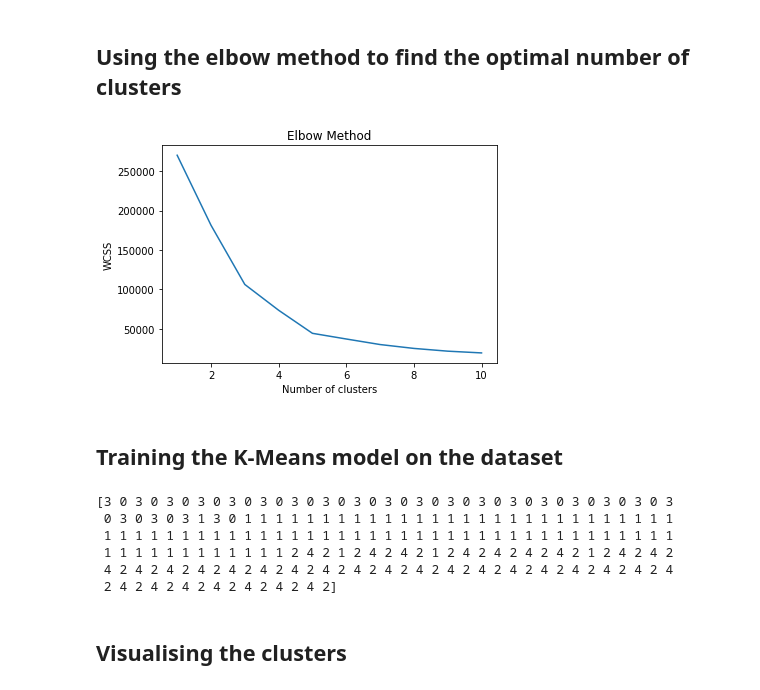
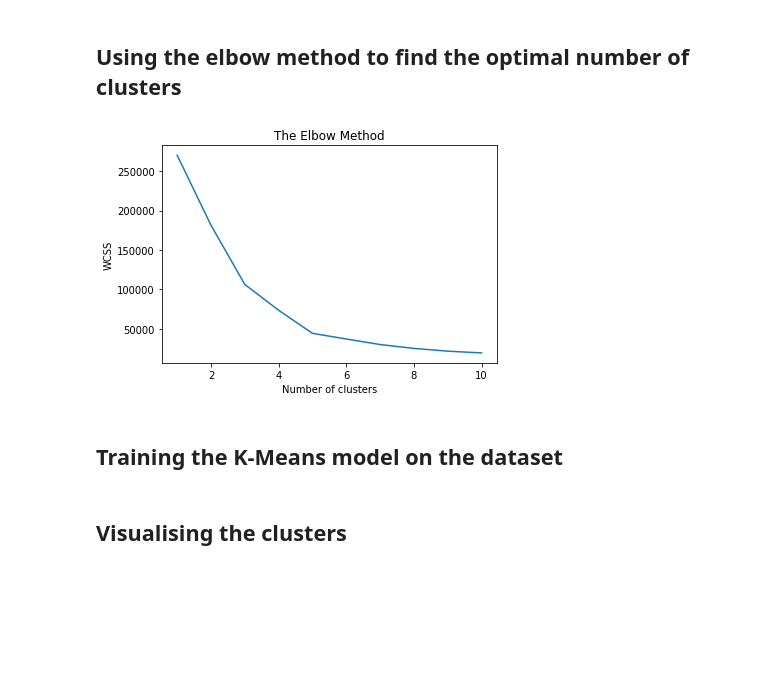
Before and after one commit to StarAtNyte1/ml-basics, a Jupyter notebook: k_means_clustering.ipynb, the cells around one changed output. Cells and saved outputs as stored; diff of their text form; code cells hidden in the pictures; blank space fills up the shorter version.

```diff
--- a/k_means_clustering.ipynb
+++ b/k_means_clustering.ipynb
@@ -18,17 +18,17 @@ X = dataset.iloc[:, [3, 4]].values
 # %%
 from sklearn.cluster import KMeans
 wcss = []
 for i in range(1, 11):
-    kmeans = KMeans(n_clusters = i, init = 'k-means++', random_state =42 )
+    kmeans = KMeans(n_clusters = i, init = 'k-means++', random_state = 42)
     kmeans.fit(X)
     wcss.append(kmeans.inertia_)
 plt.plot(range(1, 11), wcss)
-plt.title("Elbow Method")
+plt.title('The Elbow Method')
 plt.xlabel('Number of clusters')
 plt.ylabel('WCSS')
 plt.show()
 # %% [output]
-[figure, old version]
+[figure, new version]
 # %% [markdown]
 ## Training the K-Means model on the dataset
 # %%
@@ -36,13 +36,4 @@ kmeans = KMeans(n_clusters = 5, init = 'k-means++', random_state =42 )
 y_kmeans = kmeans.fit_predict(X)
-# %%
-print(y_kmeans)
-# %% [output]
-[3 0 3 0 3 0 3 0 3 0 3 0 3 0 3 0 3 0 3 0 3 0 3 0 3 0 3 0 3 0 3 0 3 0 3 0 3
- 0 3 0 3 0 3 1 3 0 1 1 1 1 1 1 1 1 1 1 1 1 1 1 1 1 1 1 1 1 1 1 1 1 1 1 1 1
- 1 1 1 1 1 1 1 1 1 1 1 1 1 1 1 1 1 1 1 1 1 1 1 1 1 1 1 1 1 1 1 1 1 1 1 1 1
- 1 1 1 1 1 1 1 1 1 1 1 1 2 4 2 1 2 4 2 4 2 1 2 4 2 4 2 4 2 4 2 1 2 4 2 4 2
- 4 2 4 2 4 2 4 2 4 2 4 2 4 2 4 2 4 2 4 2 4 2 4 2 4 2 4 2 4 2 4 2 4 2 4 2 4
- 2 4 2 4 2 4 2 4 2 4 2 4 2 4 2]
 # %% [markdown]
 ## Visualising the clusters
 # %%
```
Also changed, not shown: parts of 2 cells of this notebook.
